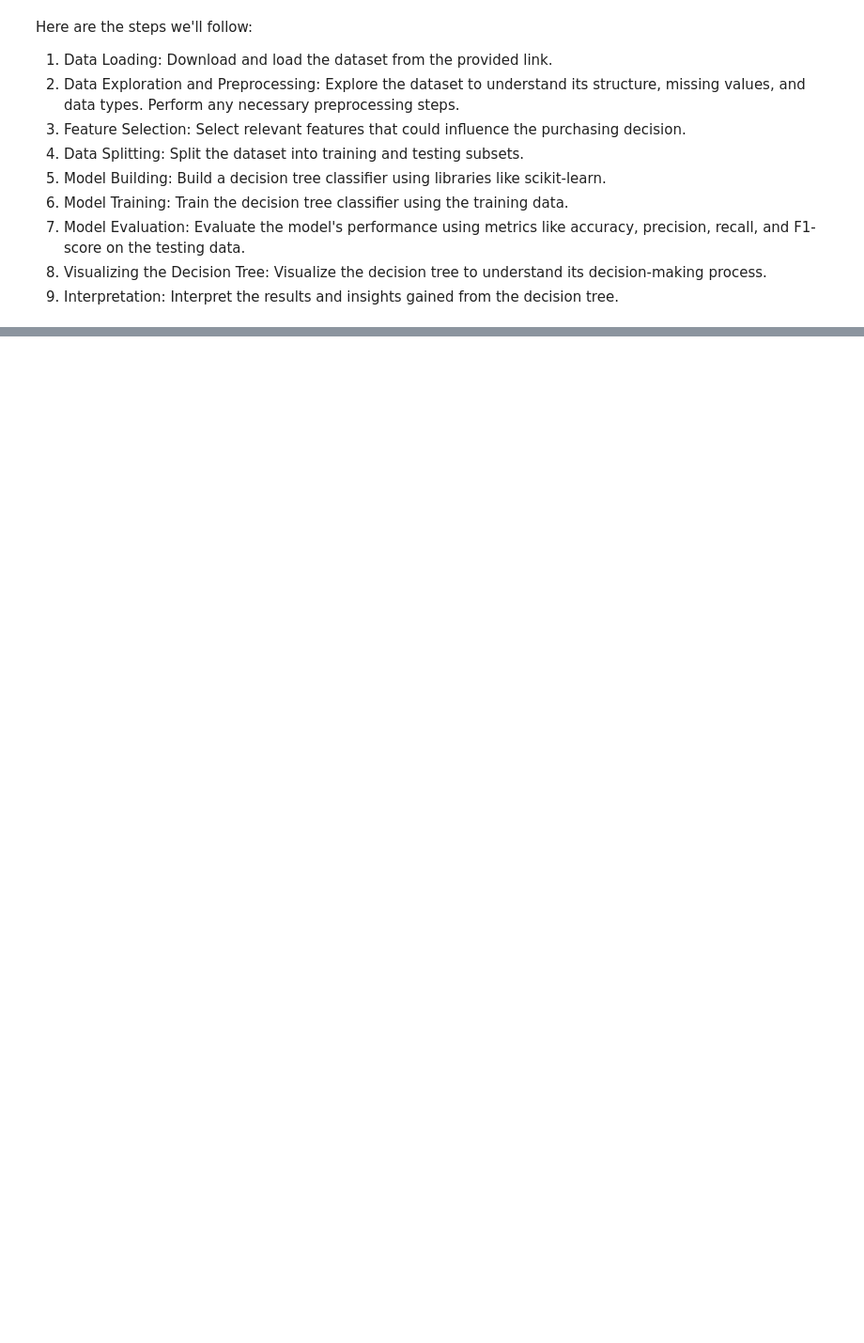
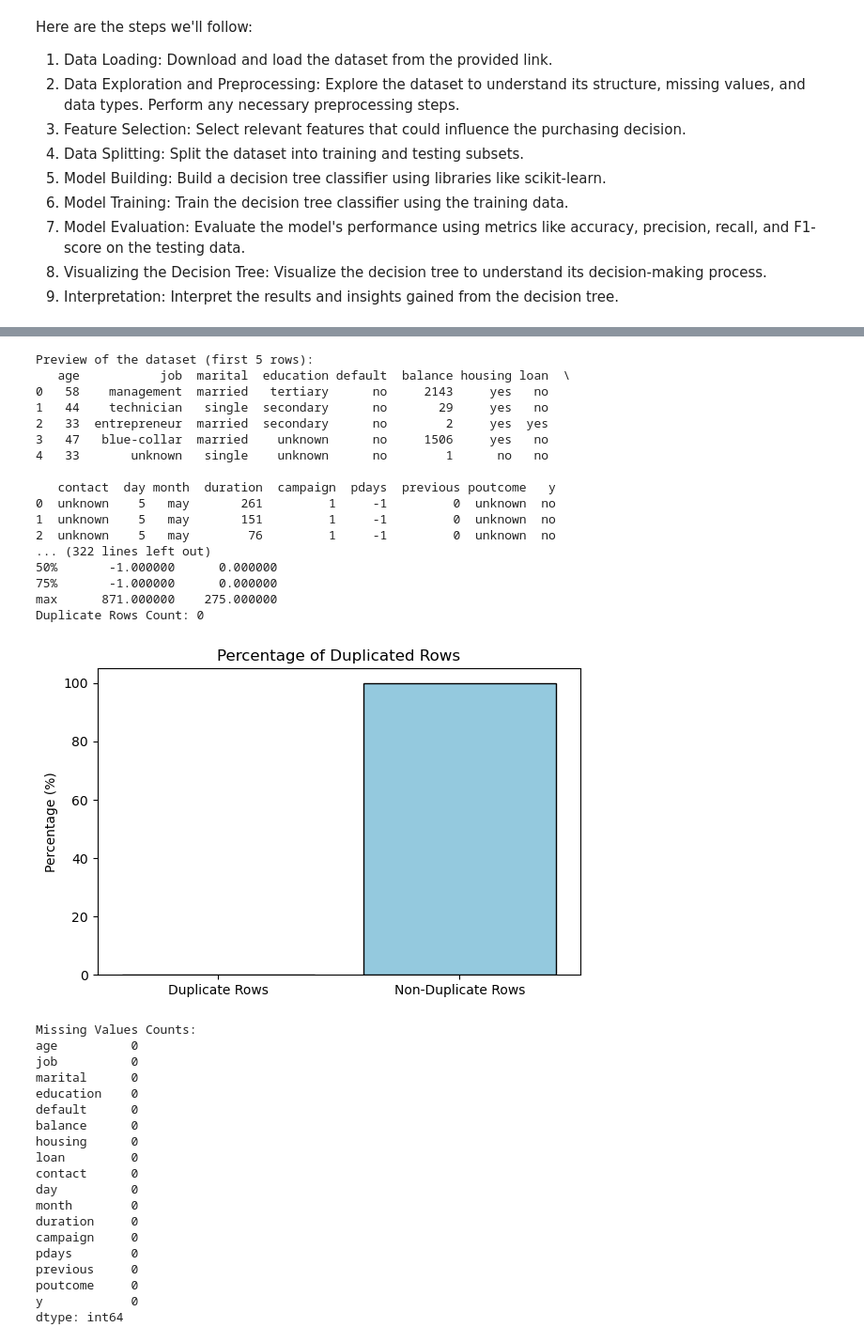
Before and after one commit to Isaac-Ndirangu-Muturi-749/Predictive-Marketing-Campaign-Analysis-Analysis-for-Bank-Term-Deposit-Subscription-Using-Decision-Tr, a Jupyter notebook: jupyter_notebook.ipynb, the cells around one changed output, grey strips where cells are left out. Shown at 94% size. Drawn from its saved outputs; the diff is of its cells as text; code cells hidden in the pictures; blank space fills up the shorter version.

```diff
--- a/jupyter_notebook.ipynb
+++ b/jupyter_notebook.ipynb
@@ -67,0 +144,79 @@ The dataset includes a total of 41188 instances (rows) and 21 attributes (column
+# %%
+# Create an instance of BankDatasetAnalyzer
+analyzer = BankDatasetAnalyzer("data/bank/bank-full.csv")
+
+# Preview the dataset
+analyzer.preview_dataset()
+
+# Get the list of columns in the dataset
+columns_list = analyzer.check_columns_list()
+print("Columns in the dataset:", columns_list)
+
+# Explore value counts for each column
+analyzer.explore_column_value_counts()
+
+# Get the shape of the dataset
+dataset_shape = analyzer.get_dataset_shape()
+print("Shape of the dataset:", dataset_shape)
+
+# Get information about the dataset
+dataset_info = analyzer.get_dataset_info()
+print("Information about the dataset:")
+print(dataset_info)
+
+# Get a statistical description of the dataset
+dataset_description = analyzer.get_dataset_description()
+print("Statistical description of the dataset:")
+print(dataset_description)
+
+# Analyze duplicate rows and visualize the percentage
+analyzer.analyze_duplicated_rows()
+
+# Analyze missing values and visualize the percentage
+analyzer.analyze_missing_values()
+
+# Count data types in the dataset
+data_type_counts = analyzer.count_data_types()
+print("Data types counts:")
+print(data_type_counts)
+
+# Count unique values by data type
+analyzer.count_unique_values_by_dtype()
+# %% [output]
+Preview of the dataset (first 5 rows):
+   age           job  marital  education default  balance housing loan  \
+0   58    management  married   tertiary      no     2143     yes   no
+1   44    technician   single  secondary      no       29     yes   no
+2   33  entrepreneur  married  secondary      no        2     yes  yes
+3   47   blue-collar  married    unknown      no     1506     yes   no
+4   33       unknown   single    unknown      no        1      no   no
+
+   contact  day month  duration  campaign  pdays  previous poutcome   y
+0  unknown    5   may       261         1     -1         0  unknown  no
+1  unknown    5   may       151         1     -1         0  unknown  no
+2  unknown    5   may        76         1     -1         0  unknown  no
+... (322 lines left out)
+50%       -1.000000      0.000000
+75%       -1.000000      0.000000
+max      871.000000    275.000000
+Duplicate Rows Count: 0
+[figure, added]
+Missing Values Counts:
+age          0
+job          0
+marital      0
+education    0
+default      0
+balance      0
+housing      0
+loan         0
+contact      0
+day          0
+month        0
+duration     0
+campaign     0
+pdays        0
+previous     0
+poutcome     0
+y            0
+dtype: int64
```
Also changed, not shown: parts of 16 cells of this notebook.
